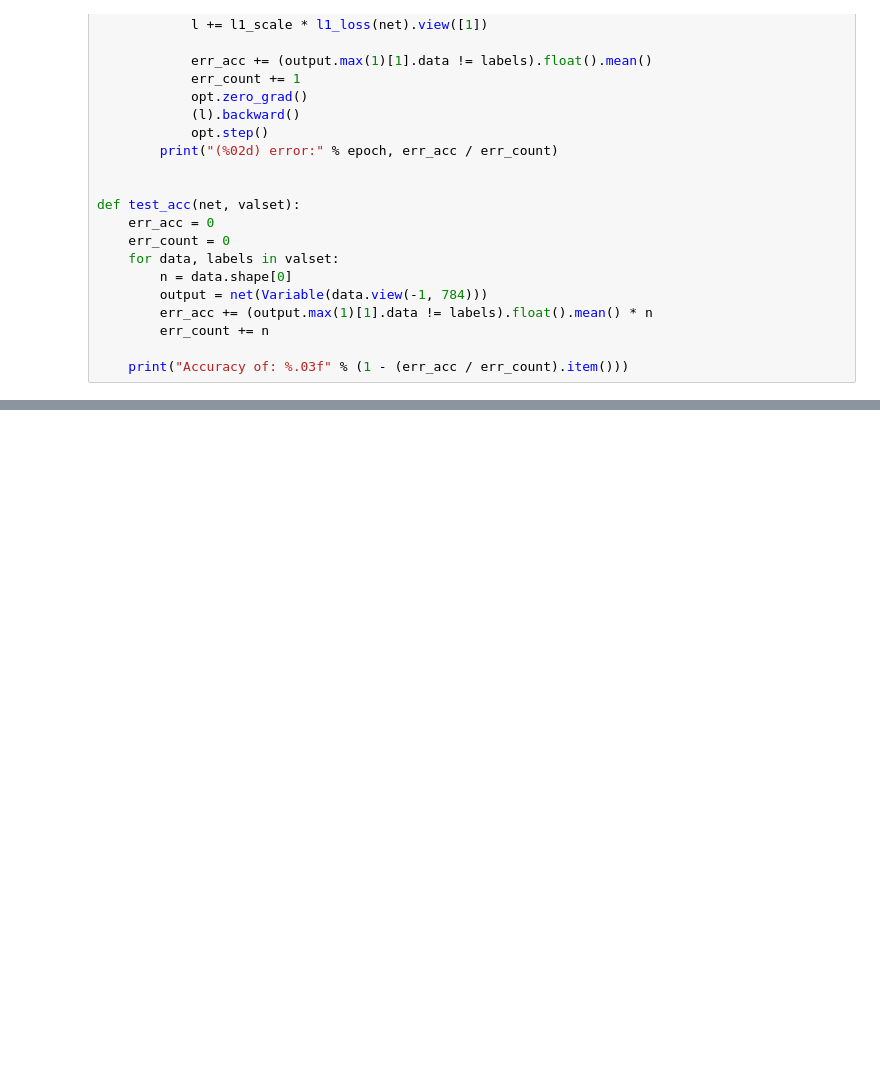
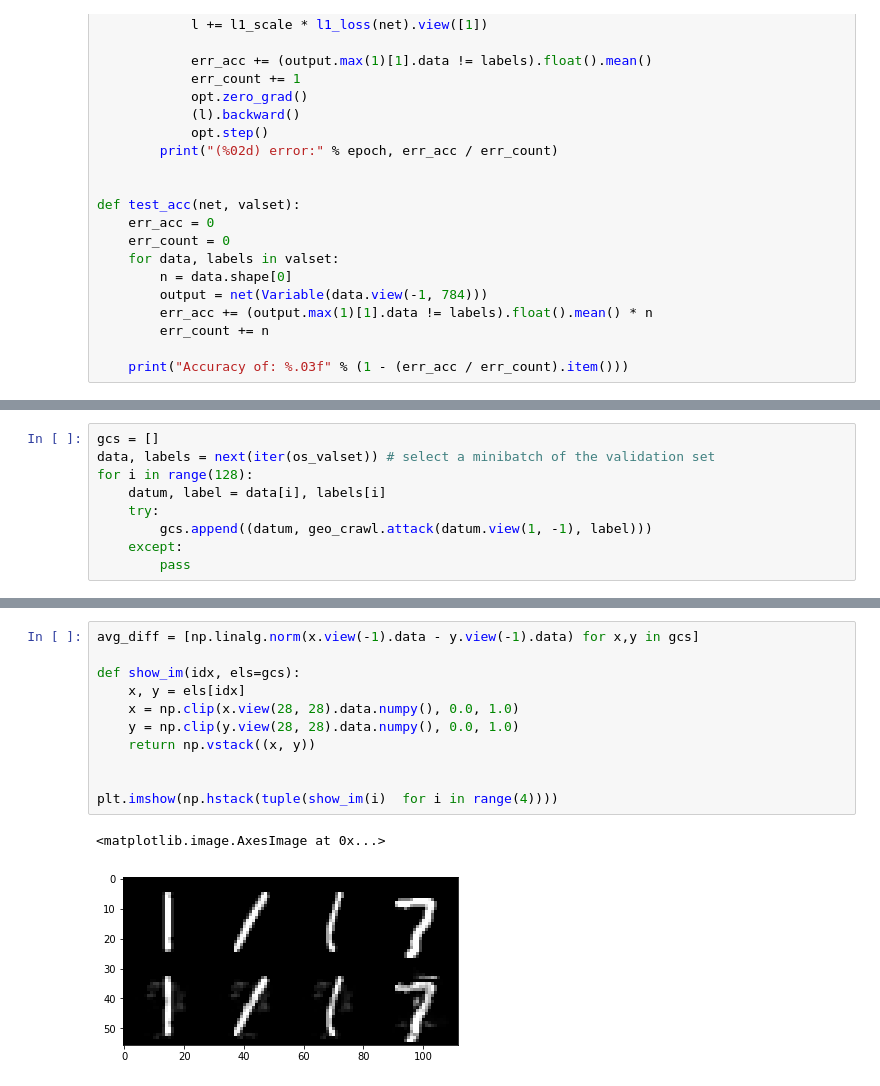
Before and after one commit to revbucket/geometric-certificates, a Jupyter notebook: experiments/binary_mnist_example.ipynb, the cells around one changed output, grey strips where cells are left out. Cells and saved outputs as stored; diff of their text form; blank space fills up the shorter version.

```diff
--- a/experiments/binary_mnist_example.ipynb
+++ b/experiments/binary_mnist_example.ipynb
@@ -209,0 +237,9 @@ Adversarial output was  [[-0.363 -0.363]]
+# %%
+gcs = []
+data, labels = next(iter(os_valset)) # select a minibatch of the validation set
+for i in range(128):
+    datum, label = data[i], labels[i]
+    try:
+        gcs.append((datum, geo_crawl.attack(datum.view(1, -1), label)))
+    except:
+        pass
@@ -209,0 +264,14 @@ Adversarial output was  [[-0.363 -0.363]]
+# %%
+avg_diff = [np.linalg.norm(x.view(-1).data - y.view(-1).data) for x,y in gcs]
+
+def show_im(idx, els=gcs):
+    x, y = els[idx]
+    x = np.clip(x.view(28, 28).data.numpy(), 0.0, 1.0)
+    y = np.clip(y.view(28, 28).data.numpy(), 0.0, 1.0)
+    return np.vstack((x, y))
+
+
+plt.imshow(np.hstack(tuple(show_im(i)  for i in range(4))))
+# %% [output]
+<matplotlib.image.AxesImage at 0x...>
+[figure, added]
```
Also changed, not shown: parts of 8 cells of this notebook, 6 other files.
